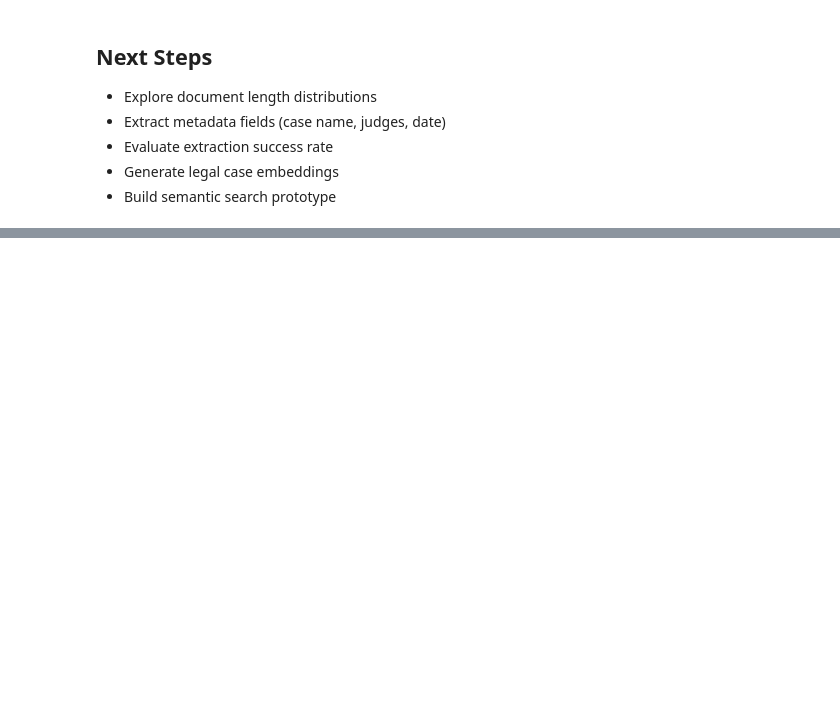
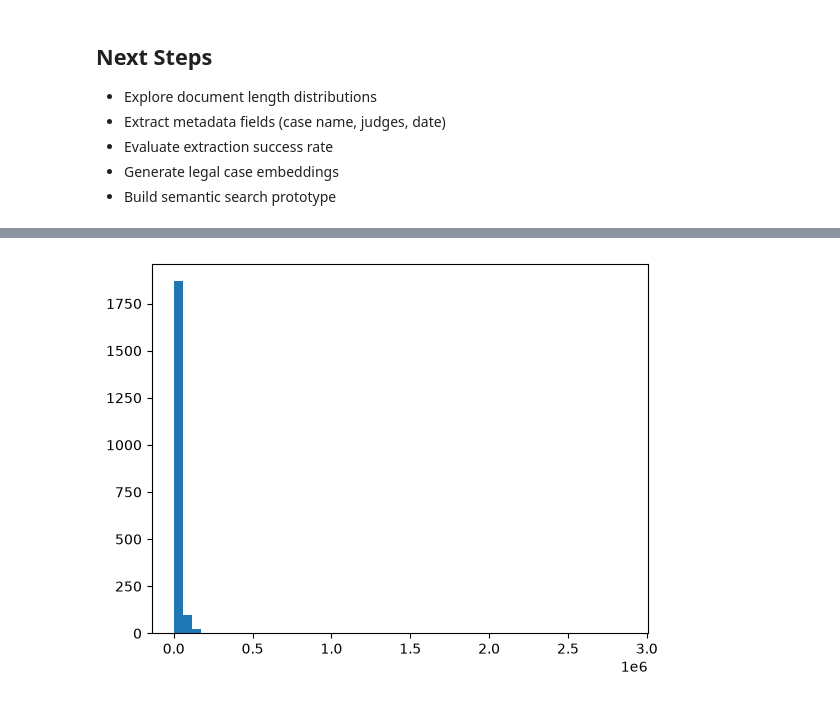
Before and after one commit to KushagraBinwani/CourtSight, a Jupyter notebook: notebooks/01_data_exploration.ipynb, the cells around one changed output, grey strips where cells are left out. Cells and saved outputs as stored; diff of their text form; code cells hidden in the pictures; blank space fills up the shorter version.

Commit message:
Complete initial exploration of OpenNyaya dataset

```diff
--- a/notebooks/01_data_exploration.ipynb
+++ b/notebooks/01_data_exploration.ipynb
@@ -101,0 +124,7 @@ Text appears sufficiently clean for embedding generation. Metadata extraction is
+# %%
+for file in files:
+    first_part = file.stem.split("_")[0]
+
+    if not first_part.isdigit():
+        print(file.name)
+        break
@@ -101,0 +237,6 @@ Text appears sufficiently clean for embedding generation. Metadata extraction is
+# %%
+lengths = []
+
+for file in files[:2000]:
+    with open(file, encoding="utf-8") as f:
+        lengths.append(len(f.read()))
@@ -101,0 +255,11 @@ Text appears sufficiently clean for embedding generation. Metadata extraction is
+# %%
+plt.hist(lengths, bins=50)
+
+plt.savefig(
+    "../figures/Judgement_lengths.png",
+    bbox_inches="tight"
+)
+
+plt.show()
+# %% [output]
+[figure, added]
```
Also changed, not shown: parts of 18 cells of this notebook, 3 other files.
